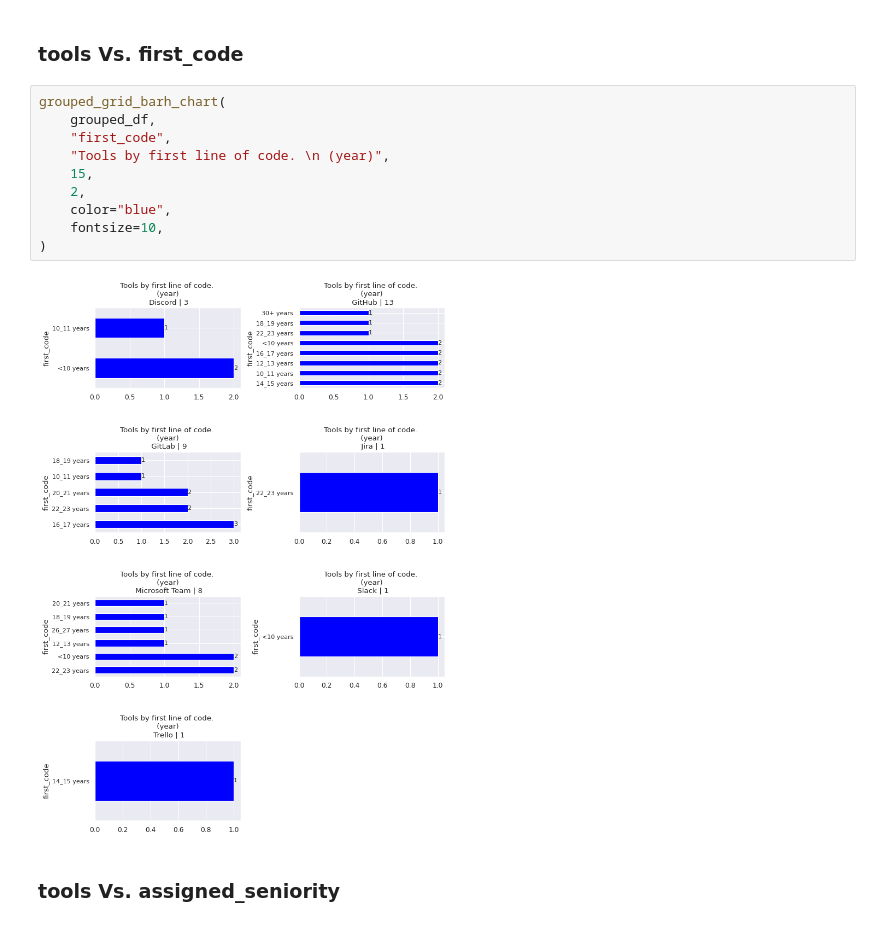
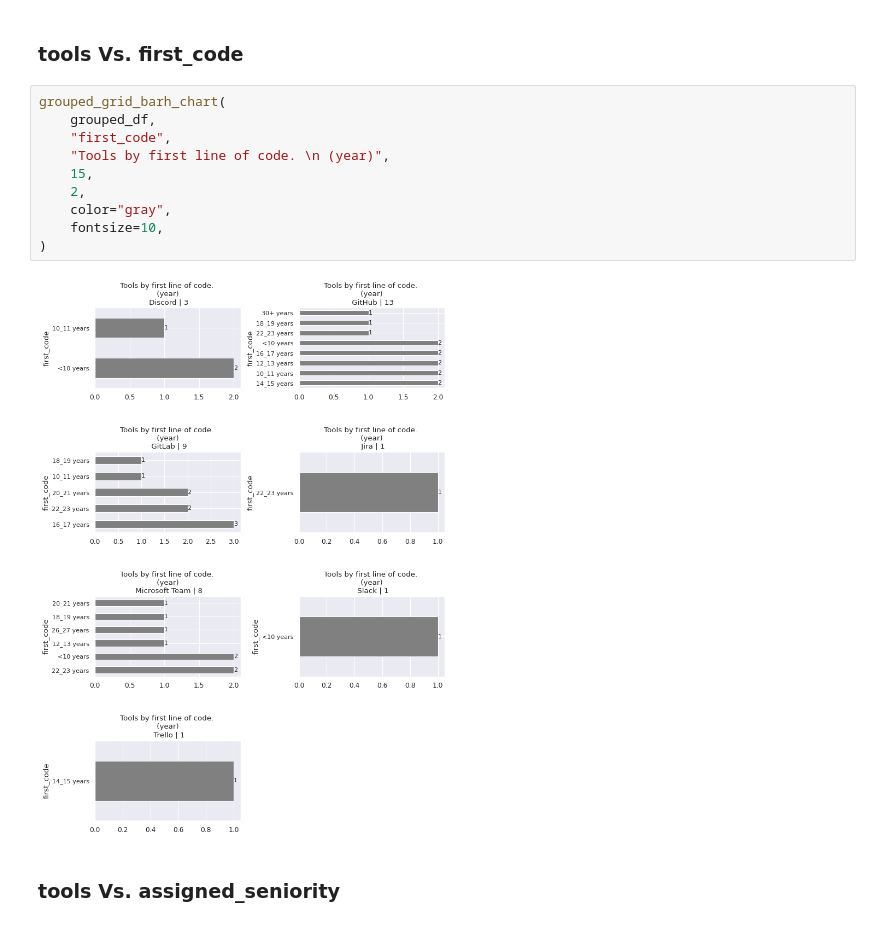
Before and after one commit to TorrezMN/Enc.-Devs-2024-Py, a Jupyter notebook: notebooks/tecnología_y_herramientas.ipynb, the cells around one changed output. Cells and saved outputs as stored; diff of their text form.

```diff
--- a/notebooks/tecnología_y_herramientas.ipynb
+++ b/notebooks/tecnología_y_herramientas.ipynb
@@ -391,15 +391,15 @@ grouped_grid_barh_chart(
 # %%
 grouped_grid_barh_chart(
     grouped_df,
     "first_code",
     "Tools by first line of code. \n (year)",
     15,
     2,
-    color="blue",
+    color="gray",
     fontsize=10,
 )
 # %% [output]
-[figure, old version]
+[figure, new version]
 # %% [markdown]
 ### tools Vs. assigned_seniority
 # %%
```
Also changed, not shown: parts of 11 cells of this notebook, 2 other files.
